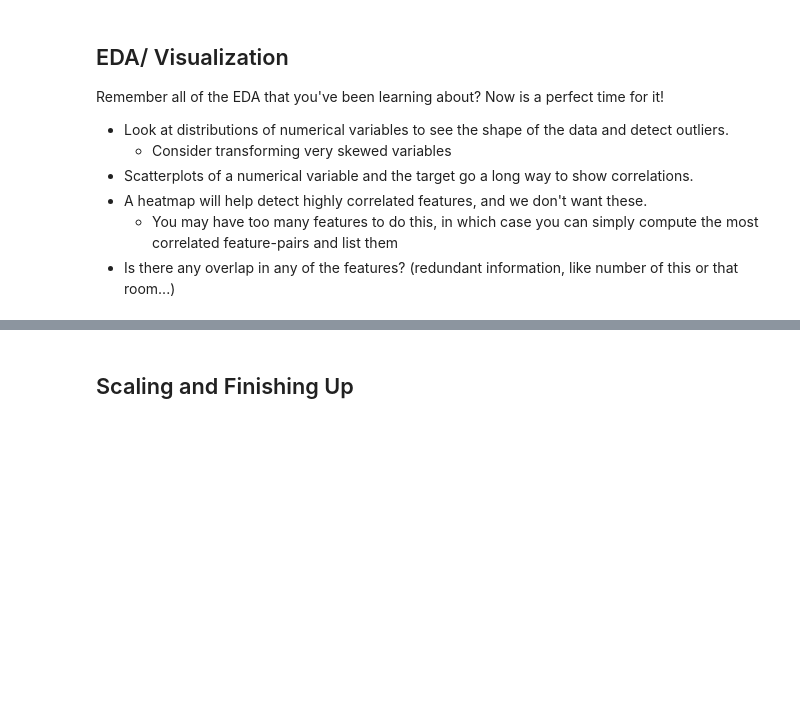
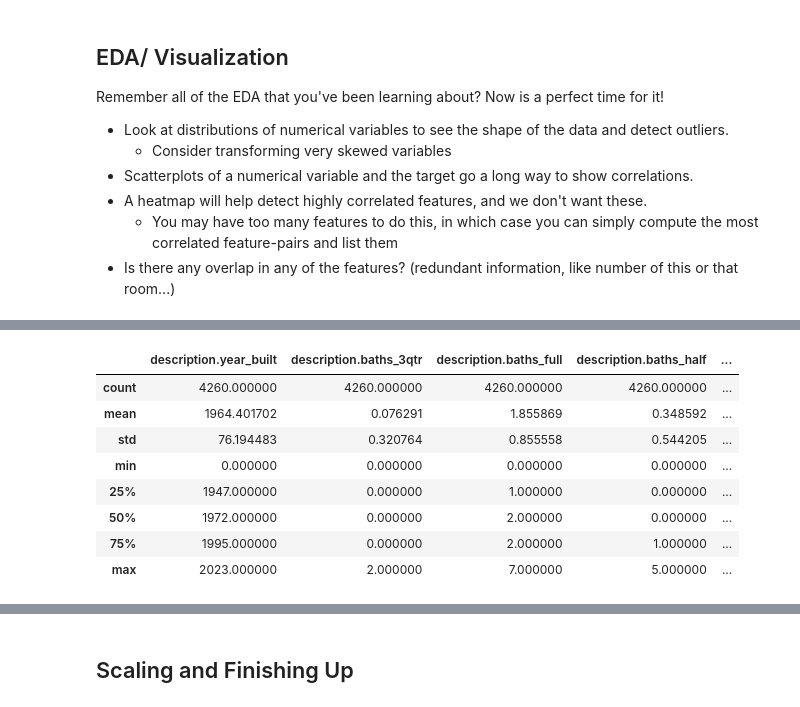
Before and after one commit to Gur212/Data-Science-Midterm-Project, a Jupyter notebook: notebooks/1 - EDA.ipynb, the cells around one changed output, grey strips where cells are left out. Saved outputs shown, nothing was run; the diff lists cells and outputs as text; code cells hidden in the pictures; blank space fills up the shorter version.

```diff
--- a/notebooks/1 - EDA.ipynb
+++ b/notebooks/1 - EDA.ipynb
@@ -753,0 +750,12 @@ memory usage: 1.3+ MB
+# %%
+X_train.describe()
+# %% [output]
+|  | description.year_built | description.baths_3qtr | description.baths_full | description.baths_half | ... |
+| count | 4260.000000 | 4260.000000 | 4260.000000 | 4260.000000 | ... |
+| mean | 1964.401702 | 0.076291 | 1.855869 | 0.348592 | ... |
+| std | 76.194483 | 0.320764 | 0.855558 | 0.544205 | ... |
+| min | 0.000000 | 0.000000 | 0.000000 | 0.000000 | ... |
+| 25% | 1947.000000 | 0.000000 | 1.000000 | 0.000000 | ... |
+| 50% | 1972.000000 | 0.000000 | 2.000000 | 0.000000 | ... |
+| 75% | 1995.000000 | 0.000000 | 2.000000 | 1.000000 | ... |
+| max | 2023.000000 | 2.000000 | 7.000000 | 5.000000 | ... |
```
Also changed, not shown: parts of 5 cells of this notebook, 5 other files.
